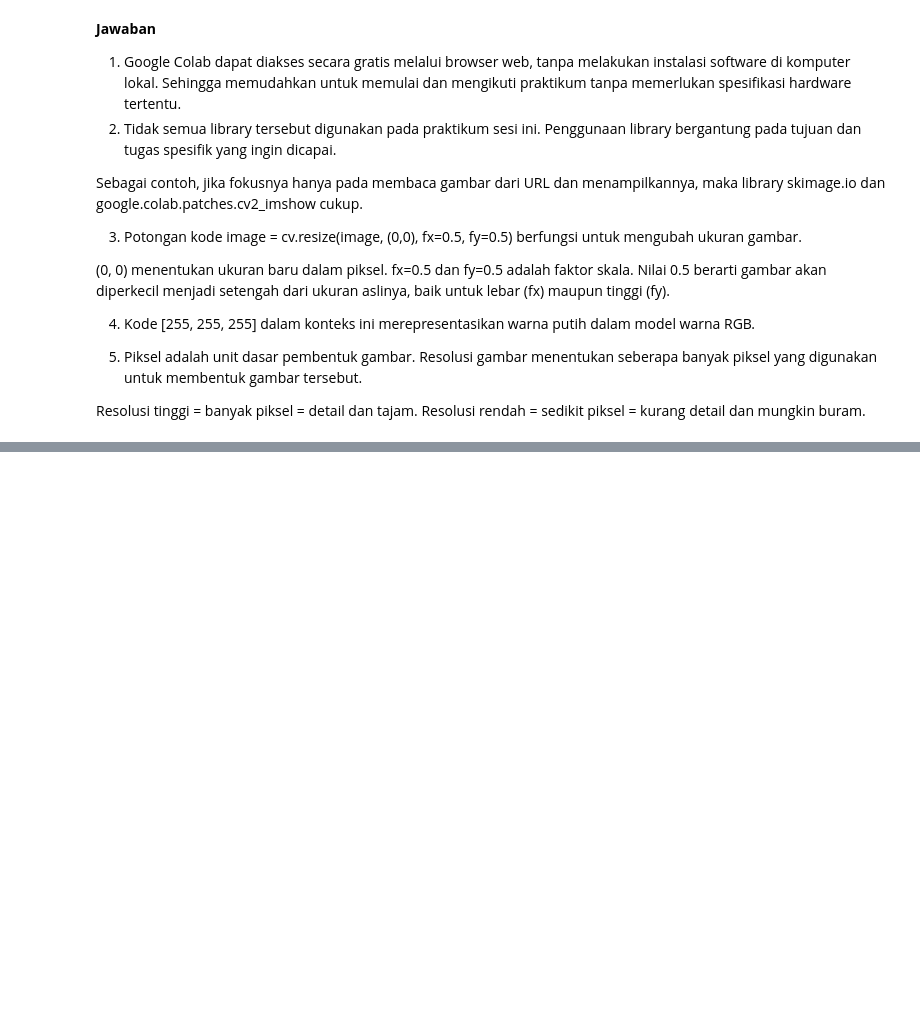
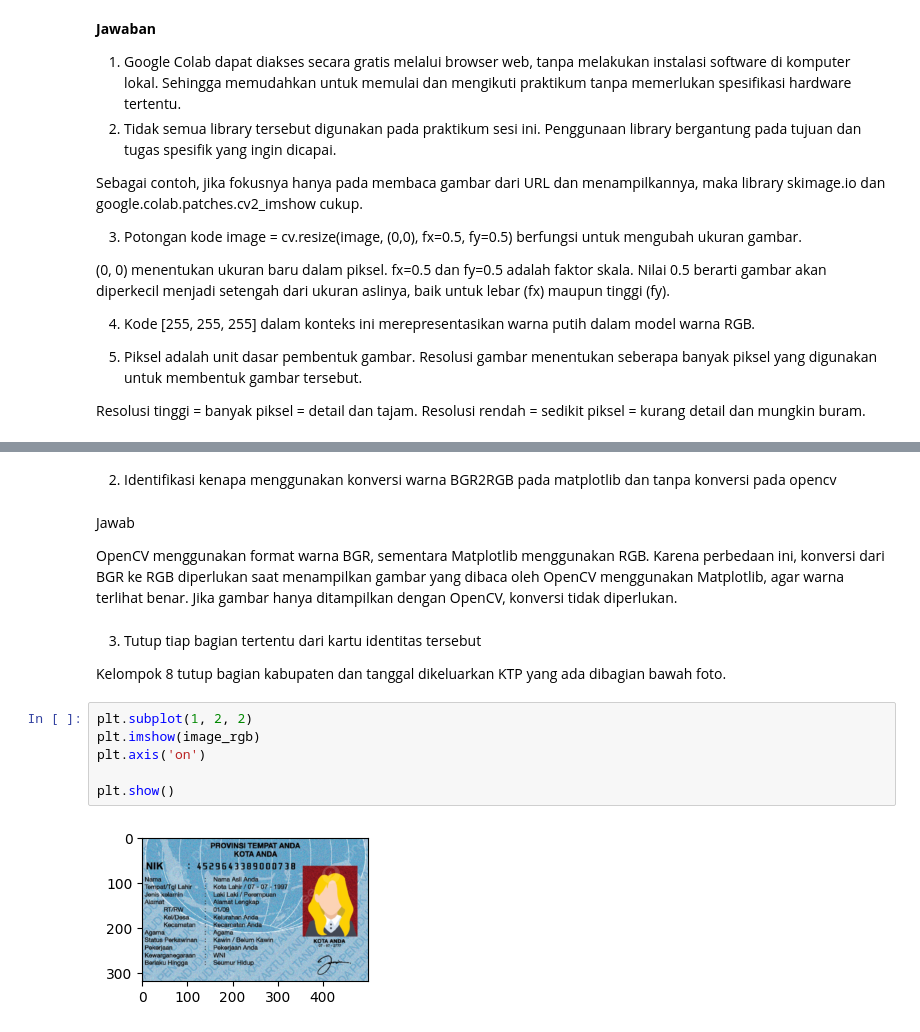
Before and after one commit to riobagas02/PCVK_Ganjil_2024, a Jupyter notebook: Week1.ipynb, the cells around one changed output, grey strips where cells are left out. Saved outputs shown, nothing was run; the diff lists cells and outputs as text; blank space fills up the shorter version.

```diff
--- a/Week1.ipynb
+++ b/Week1.ipynb
@@ -151,0 +187,20 @@ cv2_imshow(final_frame)
+# %% [markdown]
+2. Identifikasi kenapa menggunakan konversi warna BGR2RGB pada matplotlib dan tanpa
+konversi pada opencv
+# %% [markdown]
+Jawab
+
+OpenCV menggunakan format warna BGR, sementara Matplotlib menggunakan RGB. Karena perbedaan ini, konversi dari BGR ke RGB diperlukan saat menampilkan gambar yang dibaca oleh OpenCV menggunakan Matplotlib, agar warna terlihat benar. Jika gambar hanya ditampilkan dengan OpenCV, konversi tidak diperlukan.
+# %% [markdown]
+3. Tutup tiap bagian tertentu dari kartu identitas tersebut
+
+Kelompok 8 tutup bagian kabupaten
+dan tanggal dikeluarkan KTP yang ada dibagian bawah foto.
+# %%
+plt.subplot(1, 2, 2)
+plt.imshow(image_rgb)
+plt.axis('on')
+
+plt.show()
+# %% [output]
+[figure, added]
```
Also changed, not shown: parts of 10 cells of this notebook.
